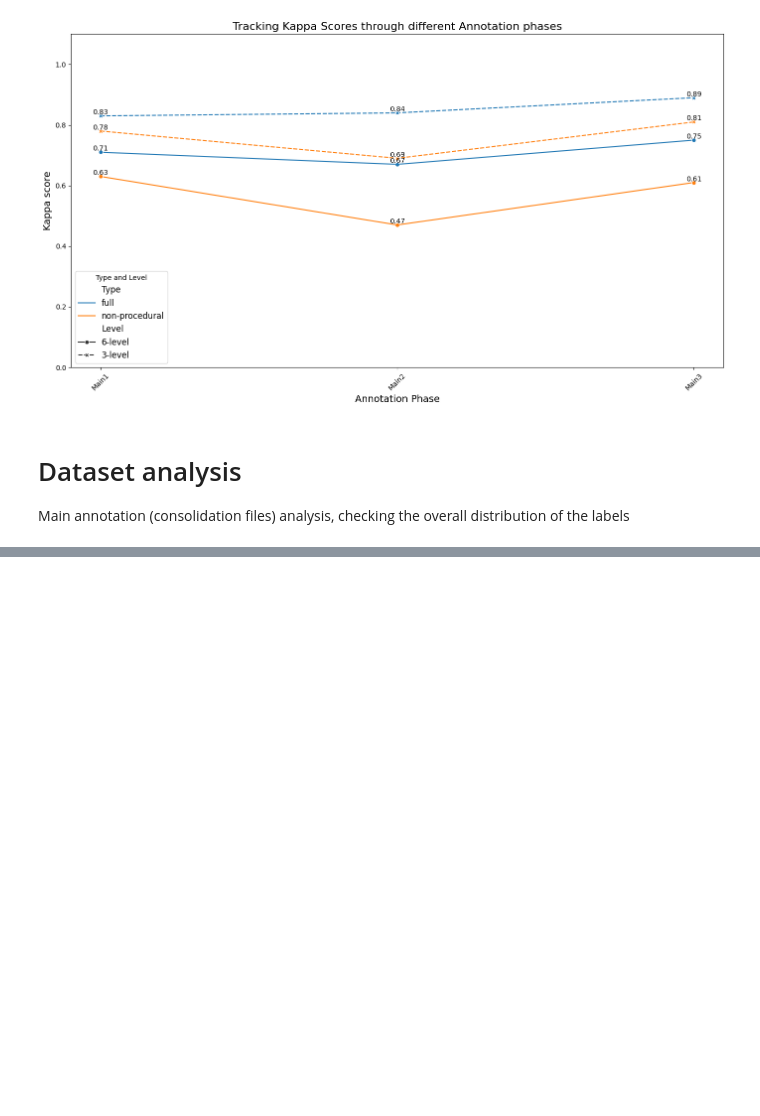
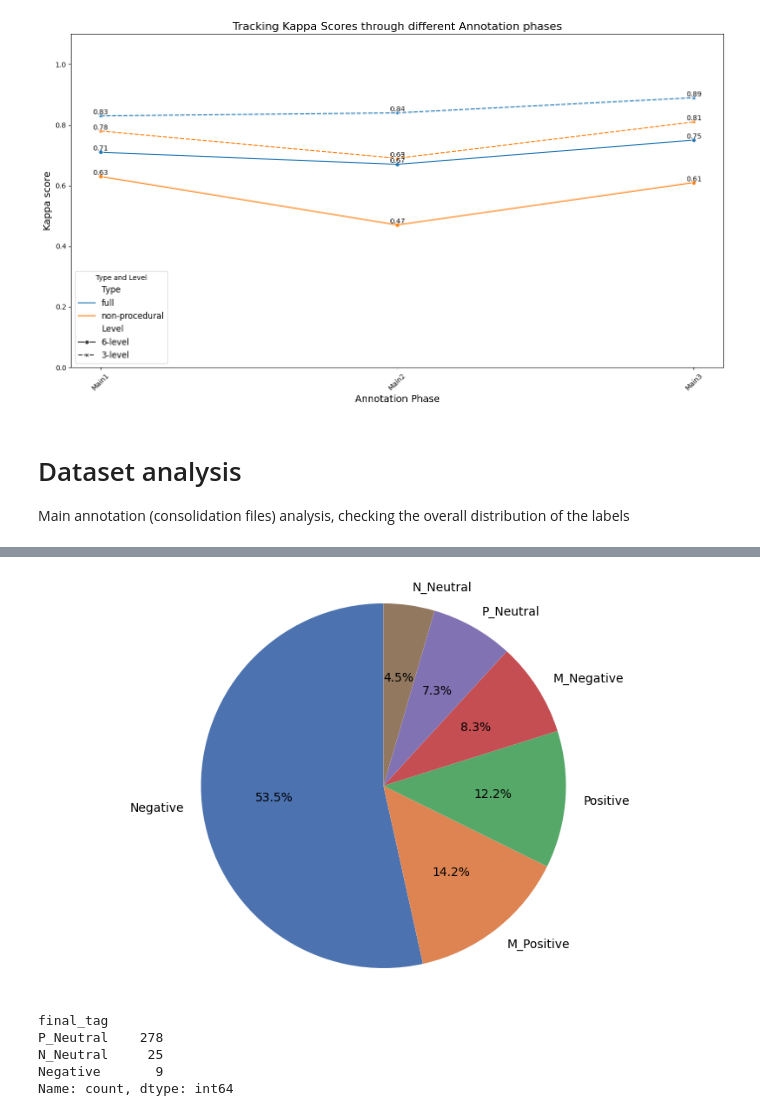
Before and after one commit to katjameden/ParlaMint_Sentiment, a Jupyter notebook: Annotation_Main/Main_Analysis.ipynb, the cells around one changed output, grey strips where cells are left out. Saved outputs shown, nothing was run; the diff lists cells and outputs as text; code cells hidden in the pictures; blank space fills up the shorter version.

```diff
--- a/Annotation_Main/Main_Analysis.ipynb
+++ b/Annotation_Main/Main_Analysis.ipynb
@@ -96,0 +115,4 @@ data
+# %%
+tags_non = data[data['chair'] == False]
+tags_non = tags_non.value_counts('final_tag')
+tags_non
@@ -96,0 +128,18 @@ data
+# %%
+palette2 = sns.color_palette('deep')
+plt.figure(figsize=(10,6))
+plt.pie(tags_non, labels=tags_non.index, colors=palette2, autopct='%1.1f%%', startangle=90)
+plt.axis('equal')
+plt.show()
+# %% [output]
+[figure, added]
+# %%
+tags_proced = data[data['chair'] != False]
+tags_proced = tags_proced.value_counts('final_tag')
+tags_proced
+# %% [output]
+final_tag
+P_Neutral    278
+N_Neutral     25
+Negative       9
+Name: count, dtype: int64
```
Also changed, not shown: parts of 7 cells of this notebook, 2 other files.
